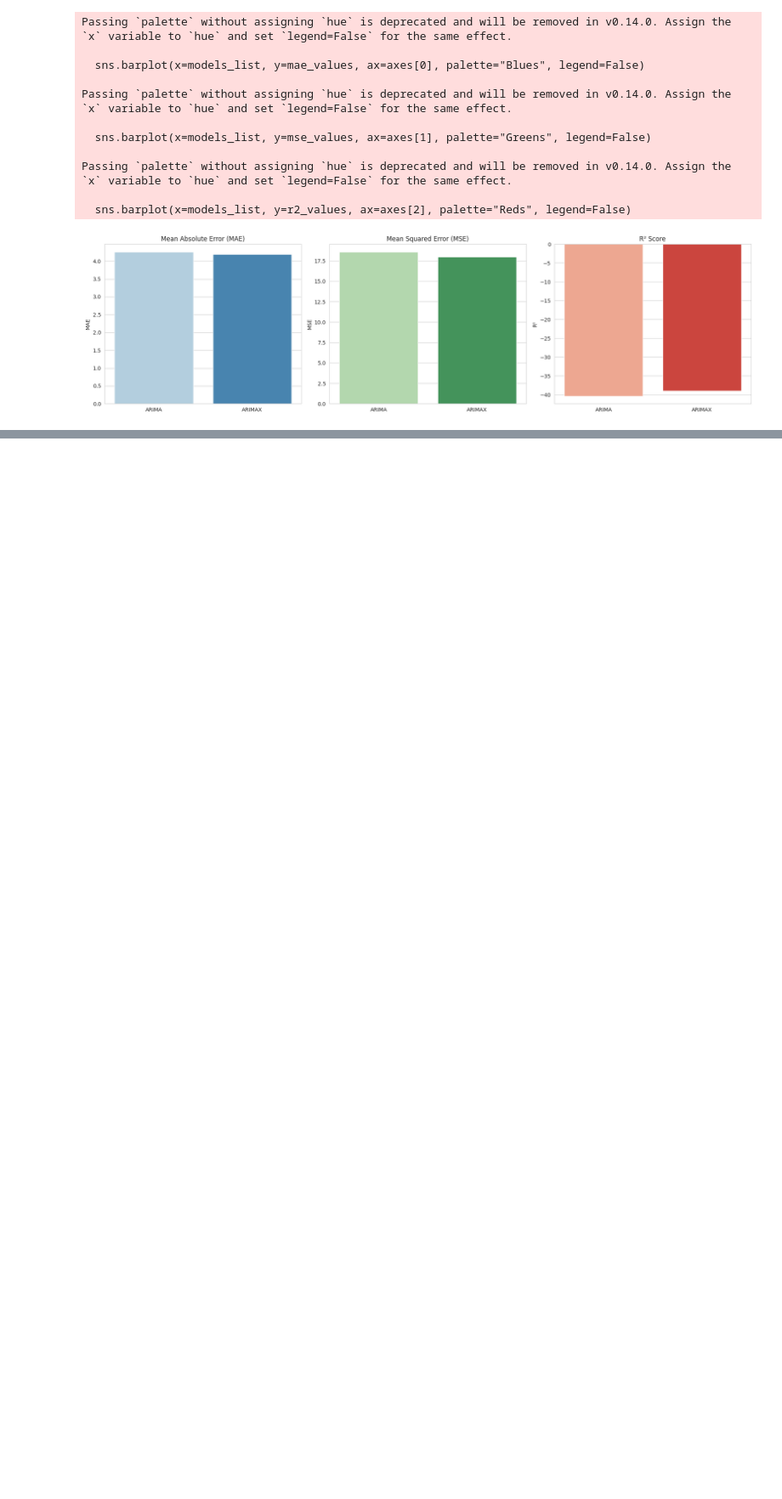
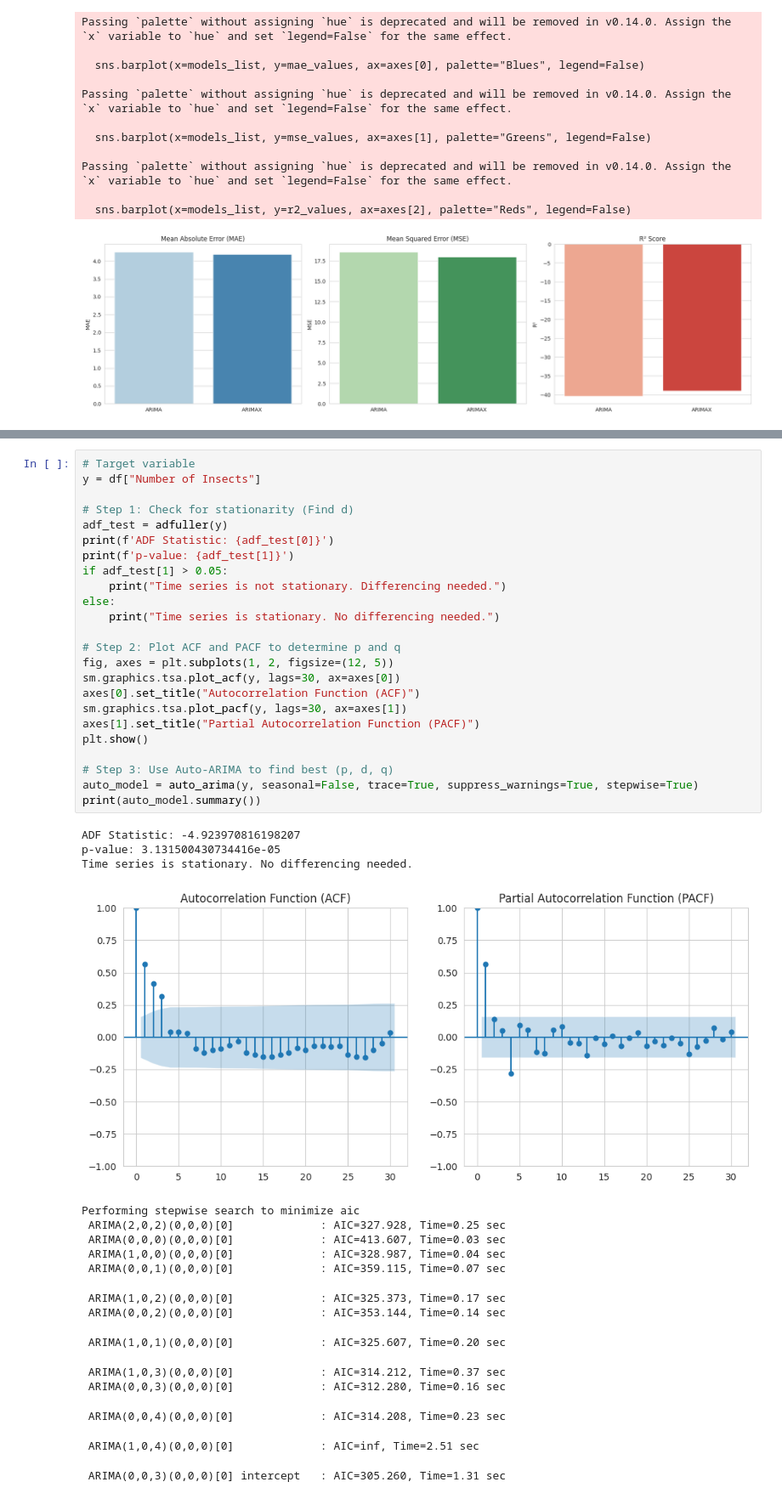
Before and after one commit to raz0208/Agritech-Pest-Prediction, a Jupyter notebook: Agritech_Pest_Prediction_and_Classification.ipynb, the cells around one changed output, grey strips where cells are left out. Shown at 85% size. Saved outputs shown, nothing was run; the diff lists cells and outputs as text; blank space fills up the shorter version.

```diff
--- a/Agritech_Pest_Prediction_and_Classification.ipynb
+++ b/Agritech_Pest_Prediction_and_Classification.ipynb
@@ -1135,0 +1160,42 @@ Passing `palette` without assigning `hue` is deprecated and will be removed in v
+# %%
+# Target variable
+y = df["Number of Insects"]
+
+# Step 1: Check for stationarity (Find d)
+adf_test = adfuller(y)
+print(f'ADF Statistic: {adf_test[0]}')
+print(f'p-value: {adf_test[1]}')
+if adf_test[1] > 0.05:
+    print("Time series is not stationary. Differencing needed.")
+else:
+    print("Time series is stationary. No differencing needed.")
+
+# Step 2: Plot ACF and PACF to determine p and q
+fig, axes = plt.subplots(1, 2, figsize=(12, 5))
+sm.graphics.tsa.plot_acf(y, lags=30, ax=axes[0])
+axes[0].set_title("Autocorrelation Function (ACF)")
+sm.graphics.tsa.plot_pacf(y, lags=30, ax=axes[1])
+axes[1].set_title("Partial Autocorrelation Function (PACF)")
+plt.show()
+
+# Step 3: Use Auto-ARIMA to find best (p, d, q)
+auto_model = auto_arima(y, seasonal=False, trace=True, suppress_warnings=True, stepwise=True)
+print(auto_model.summary())
+# %% [output]
+ADF Statistic: -4.923970816198207
+p-value: 3.131500430734416e-05
+Time series is stationary. No differencing needed.
+[figure, added]
+Performing stepwise search to minimize aic
+ ARIMA(2,0,2)(0,0,0)[0]             : AIC=327.928, Time=0.25 sec
+ ARIMA(0,0,0)(0,0,0)[0]             : AIC=413.607, Time=0.03 sec
+ ARIMA(1,0,0)(0,0,0)[0]             : AIC=328.987, Time=0.04 sec
+ ARIMA(0,0,1)(0,0,0)[0]             : AIC=359.115, Time=0.07 sec
+ ARIMA(1,0,2)(0,0,0)[0]             : AIC=325.373, Time=0.17 sec
+ ARIMA(0,0,2)(0,0,0)[0]             : AIC=353.144, Time=0.14 sec
+ ARIMA(1,0,1)(0,0,0)[0]             : AIC=325.607, Time=0.20 sec
+ ARIMA(1,0,3)(0,0,0)[0]             : AIC=314.212, Time=0.37 sec
+ ARIMA(0,0,3)(0,0,0)[0]             : AIC=312.280, Time=0.16 sec
+ ARIMA(0,0,4)(0,0,0)[0]             : AIC=314.208, Time=0.23 sec
+ ARIMA(1,0,4)(0,0,0)[0]             : AIC=inf, Time=2.51 sec
+ ARIMA(0,0,3)(0,0,0)[0] intercept   : AIC=305.260, Time=1.31 sec
```
Also changed, not shown: parts of 8 cells of this notebook.
